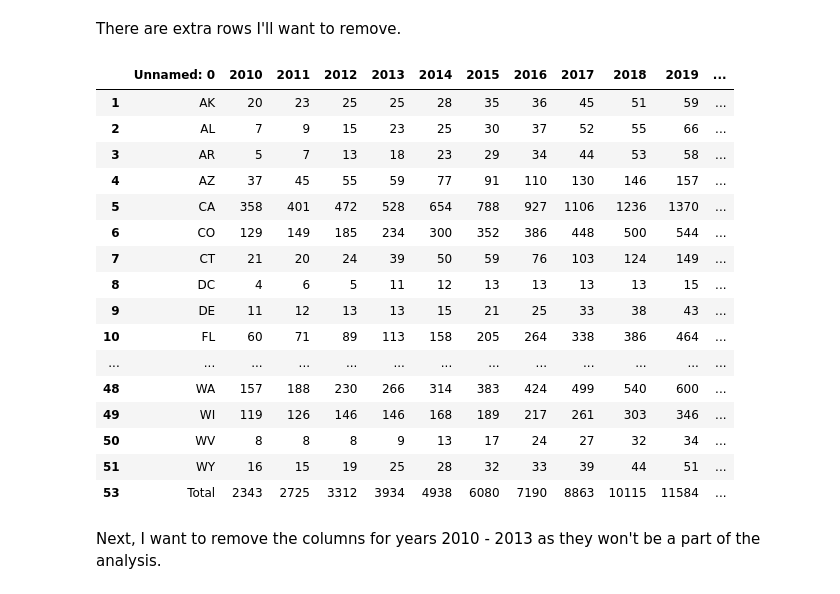
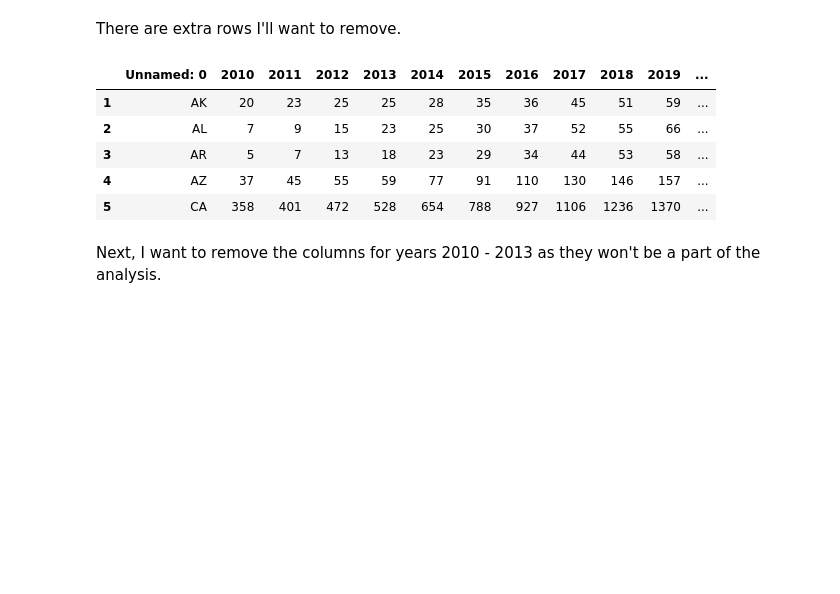
Before and after one commit to miramontron/us_beer_production, a Jupyter notebook: notebooks/number_of_us_breweries.ipynb, the cells around one changed output. Cells and saved outputs as stored; diff of their text form; code cells hidden in the pictures; blank space fills up the shorter version.

```diff
--- a/notebooks/number_of_us_breweries.ipynb
+++ b/notebooks/number_of_us_breweries.ipynb
@@ -45,26 +40,16 @@ There are extra rows I'll want to remove.
 # %%
 # dropping rows and modifying the original dataframe
 state_brewery_count_df.drop([0, 52],inplace=True)
+
 # making sure the drop worked
-state_brewery_count_df
+state_brewery_count_df.head()
 # %% [output]
 |  | Unnamed: 0 | 2010 | 2011 | 2012 | 2013 | 2014 | 2015 | 2016 | 2017 | 2018 | 2019 | ... |
 | 1 | AK | 20 | 23 | 25 | 25 | 28 | 35 | 36 | 45 | 51 | 59 | ... |
 | 2 | AL | 7 | 9 | 15 | 23 | 25 | 30 | 37 | 52 | 55 | 66 | ... |
 | 3 | AR | 5 | 7 | 13 | 18 | 23 | 29 | 34 | 44 | 53 | 58 | ... |
 | 4 | AZ | 37 | 45 | 55 | 59 | 77 | 91 | 110 | 130 | 146 | 157 | ... |
 | 5 | CA | 358 | 401 | 472 | 528 | 654 | 788 | 927 | 1106 | 1236 | 1370 | ... |
-| 6 | CO | 129 | 149 | 185 | 234 | 300 | 352 | 386 | 448 | 500 | 544 | ... |
-| 7 | CT | 21 | 20 | 24 | 39 | 50 | 59 | 76 | 103 | 124 | 149 | ... |
-| 8 | DC | 4 | 6 | 5 | 11 | 12 | 13 | 13 | 13 | 13 | 15 | ... |
-| 9 | DE | 11 | 12 | 13 | 13 | 15 | 21 | 25 | 33 | 38 | 43 | ... |
-| 10 | FL | 60 | 71 | 89 | 113 | 158 | 205 | 264 | 338 | 386 | 464 | ... |
-| ... | ... | ... | ... | ... | ... | ... | ... | ... | ... | ... | ... | ... |
-| 48 | WA | 157 | 188 | 230 | 266 | 314 | 383 | 424 | 499 | 540 | 600 | ... |
-| 49 | WI | 119 | 126 | 146 | 146 | 168 | 189 | 217 | 261 | 303 | 346 | ... |
-| 50 | WV | 8 | 8 | 8 | 9 | 13 | 17 | 24 | 27 | 32 | 34 | ... |
-| 51 | WY | 16 | 15 | 19 | 25 | 28 | 32 | 33 | 39 | 44 | 51 | ... |
-| 53 | Total | 2343 | 2725 | 3312 | 3934 | 4938 | 6080 | 7190 | 8863 | 10115 | 11584 | ... |
 # %% [markdown]
 Next, I want to remove the columns for years 2010 - 2013 as they won't be a part of the analysis.
 # %%
```
Also changed, not shown: parts of 35 cells of this notebook, 1 other file.
